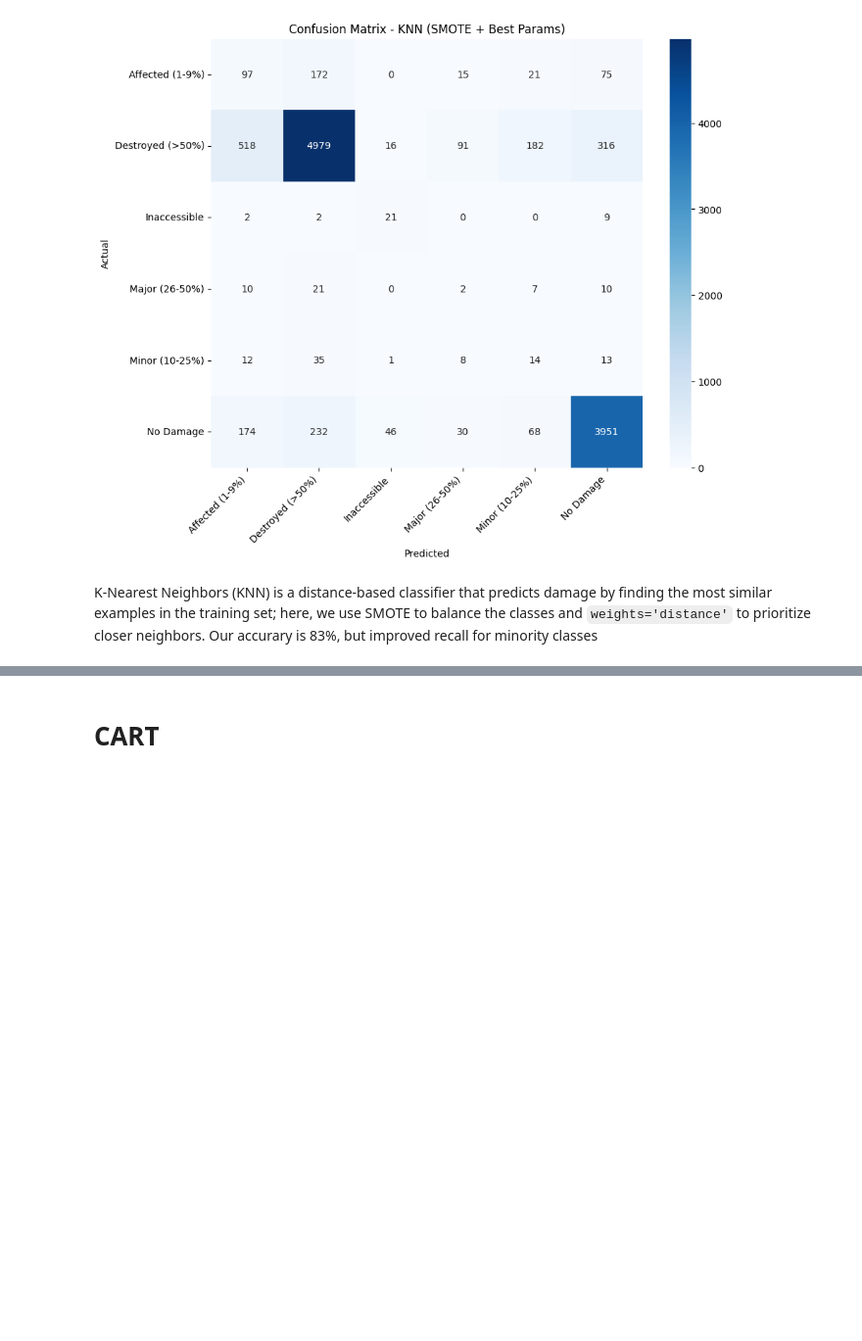
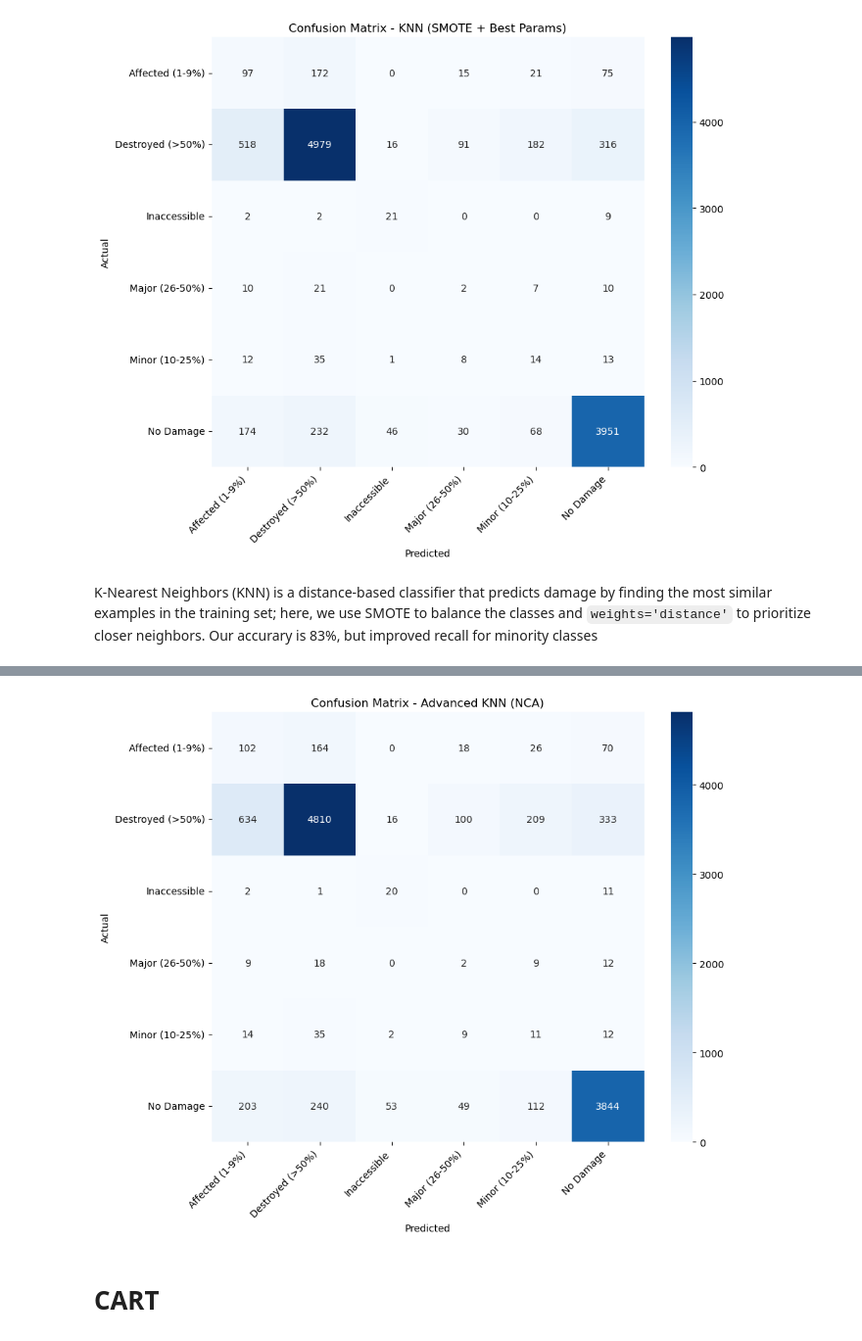
Before and after one commit to NobbyBop/513-final, a Jupyter notebook: final.ipynb, the cells around one changed output, grey strips where cells are left out. Shown: that part at 98% size. Saved outputs shown, nothing was run; the diff lists cells and outputs as text; code cells hidden in the pictures; blank space fills up the shorter version.

```diff
--- a/final.ipynb
+++ b/final.ipynb
@@ -247,0 +251,79 @@ K-Nearest Neighbors (KNN) is a distance-based classifier that predicts damage by
+# %%
+# Advanced Model: KNN with Neighborhood Components Analysis (NCA)
+from sklearn.neighbors import NeighborhoodComponentsAnalysis, KNeighborsClassifier
+from sklearn.pipeline import Pipeline
+from sklearn.preprocessing import StandardScaler
+from sklearn.model_selection import train_test_split
+from imblearn.over_sampling import SMOTE
+from sklearn.utils import shuffle
+import numpy as np
+
+print("Training Advanced KNN with NCA...")
+
+# 1. Ensure we have the correct data (re-splitting to avoid variable conflicts from other cells)
+# We use opt_attr which contains the selected 15 features
+print("Preparing data (re-splitting opt_attr)...")
+X_train, X_test, y_train, y_test = train_test_split(opt_attr, target, test_size=0.2, random_state=6)
+
+# 2. Apply SMOTE (as done in the baseline KNN)
+print("Applying SMOTE...")
+smote = SMOTE(random_state=42)
+X_train_res, y_train_res = smote.fit_resample(X_train, y_train)
+
+# Round to nearest int to keep categorical nature valid (as done in baseline)
+X_train_res = np.round(X_train_res).astype(int)
+
+# 3. Subsample for NCA metric learning (Optimization)
+subset_size = 10000
+if len(X_train_res) > subset_size:
+    print(f"Subsampling data for NCA metric learning (using {subset_size} samples)...")
+    X_nca_train, y_nca_train = shuffle(X_train_res, y_train_res, random_state=42, n_samples=subset_size)
+else:
+    X_nca_train, y_nca_train = X_train_res, y_train_res
+
+# 4. Define and Fit NCA
+scaler = StandardScaler()
+nca = NeighborhoodComponentsAnalysis(random_state=42)
+
+# Scale and fit NCA on subset
+print("Fitting NCA on subset...")
+X_nca_train_scaled = scaler.fit_transform(X_nca_train)
+nca.fit(X_nca_train_scaled, y_nca_train)
+
+# 5. Transform Full Data
+print("Transforming full training and test data...")
+# Note: Use the full resampled training set for the final KNN
+X_train_res_scaled = scaler.transform(X_train_res)
+X_test_scaled = scaler.transform(X_test)
+
+X_train_nca = nca.transform(X_train_res_scaled)
+X_test_nca = nca.transform(X_test_scaled)
+
+# 6. Train KNN on Full Transformed Data
+print("Training KNN on full NCA-transformed data...")
+knn_nca = KNeighborsClassifier(n_neighbors=3, weights='distance')
+knn_nca.fit(X_train_nca, y_train_res)
+
+# Predict
+target_pred_nca = knn_nca.predict(X_test_nca)
+
+# Decode for report
+target_test_decoded_nca = le_target.inverse_transform(y_test)
+target_pred_decoded_nca = le_target.inverse_transform(target_pred_nca)
+
+# Evaluation
+print("\nAdvanced KNN (NCA) Classification Report:")
+print(classification_report(target_test_decoded_nca, target_pred_decoded_nca))
+
+# Confusion Matrix
+cm_nca = confusion_matrix(target_test_decoded_nca, target_pred_decoded_nca, labels=le_target.classes_)
+
+plt.figure(figsize=(10, 8))
+sns.heatmap(cm_nca, annot=True, fmt='d', cmap='Blues',
+            xticklabels=le_target.classes_, yticklabels=le_target.classes_)
+plt.title('Confusion Matrix - Advanced KNN (NCA)')
+plt.ylabel('Actual')
+plt.xlabel('Predicted')
+plt.xticks(rotation=45, ha='right')
+plt.show()
+# %% [output]
@@ -248,3 +347,4 @@ K-Nearest Neighbors (KNN) is a distance-based classifier that predicts damage by
+[figure, added]
 # %% [markdown]
 # CART
 # %%
```
Also changed, not shown: parts of 3 cells of this notebook.
